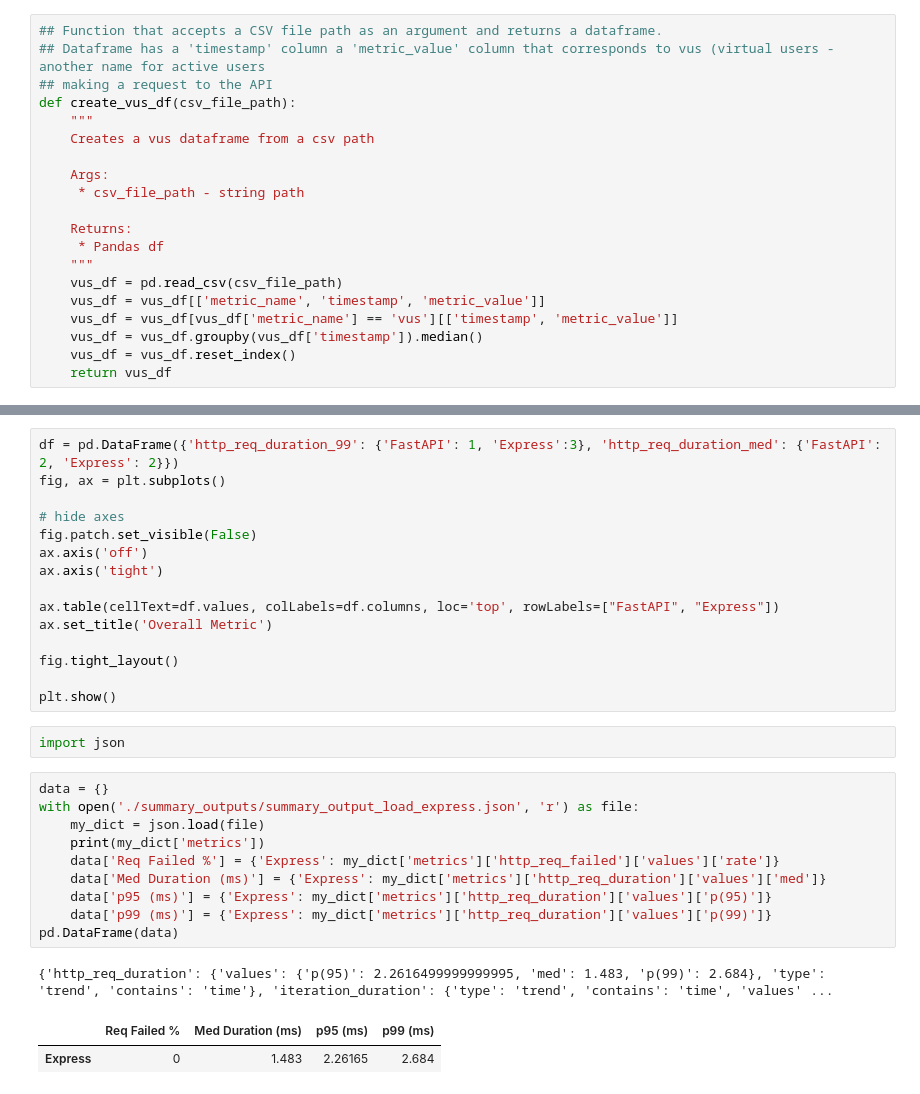
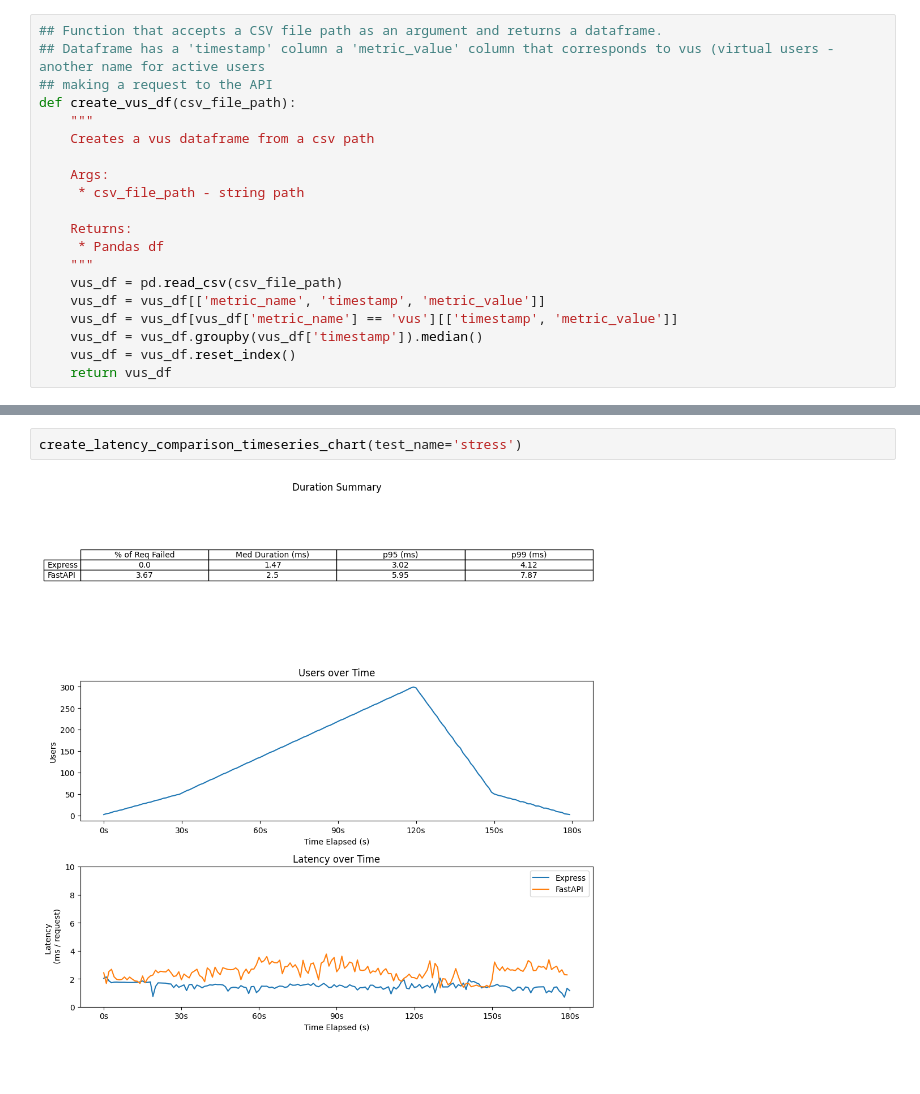
Before and after one commit to NateLeeP/api_load_test_project, a Jupyter notebook: timeseries_etl/timeseries_data_clean.ipynb, the cells around one changed output, grey strips where cells are left out. Cells and saved outputs as stored; diff of their text form; blank space fills up the shorter version.

```diff
--- a/timeseries_etl/timeseries_data_clean.ipynb
+++ b/timeseries_etl/timeseries_data_clean.ipynb
@@ -149,31 +116,4 @@ create_latency_comparison_timeseries_chart(express_timeseries_df, fastapi_timese
-# %%
-df = pd.DataFrame({'http_req_duration_99': {'FastAPI': 1, 'Express':3}, 'http_req_duration_med': {'FastAPI': 2, 'Express': 2}})
-fig, ax = plt.subplots()
-
-# hide axes
-fig.patch.set_visible(False)
-ax.axis('off')
-ax.axis('tight')
-
-ax.table(cellText=df.values, colLabels=df.columns, loc='top', rowLabels=["FastAPI", "Express"])
-ax.set_title('Overall Metric')
-
-fig.tight_layout()
-
-plt.show()
-# %%
-import json
-# %%
-data = {}
-with open('./summary_outputs/summary_output_load_express.json', 'r') as file:
-    my_dict = json.load(file)
-    print(my_dict['metrics'])
-    data['Req Failed %'] = {'Express': my_dict['metrics']['http_req_failed']['values']['rate']}
-    data['Med Duration (ms)'] = {'Express': my_dict['metrics']['http_req_duration']['values']['med']}
-    data['p95 (ms)'] = {'Express': my_dict['metrics']['http_req_duration']['values']['p(95)']}
-    data['p99 (ms)'] = {'Express': my_dict['metrics']['http_req_duration']['values']['p(99)']}
-pd.DataFrame(data)
-# %% [output]
-{'http_req_duration': {'values': {'p(95)': 2.2616499999999995, 'med': 1.483, 'p(99)': 2.684}, 'type': 'trend', 'contains': 'time'}, 'iteration_duration': {'type': 'trend', 'contains': 'time', 'values' ...
-|  | Req Failed % | Med Duration (ms) | p95 (ms) | p99 (ms) |
-| Express | 0 | 1.483 | 2.26165 | 2.684 |
+# %%
+create_latency_comparison_timeseries_chart(test_name='stress')
+# %% [output]
+[figure, added]
```
Also changed, not shown: parts of 8 cells of this notebook, 9 other files.
